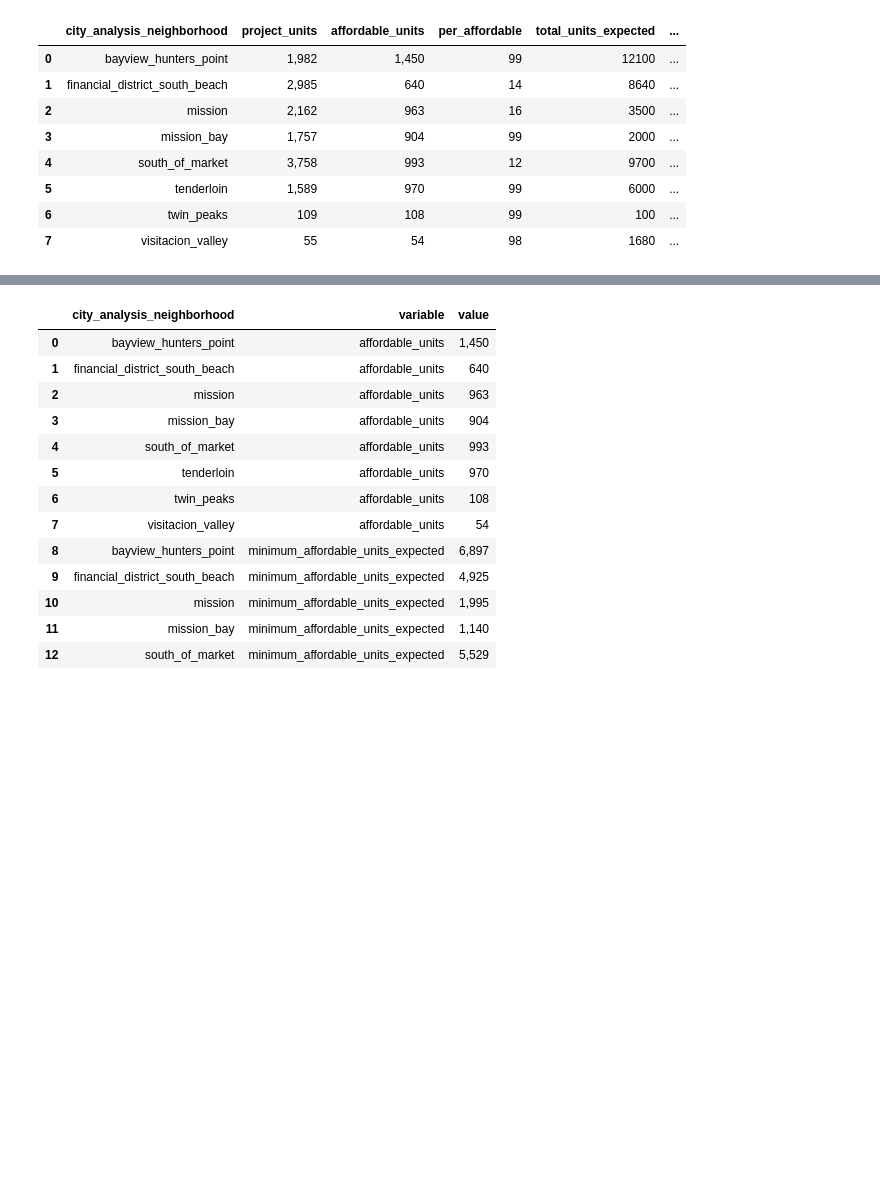
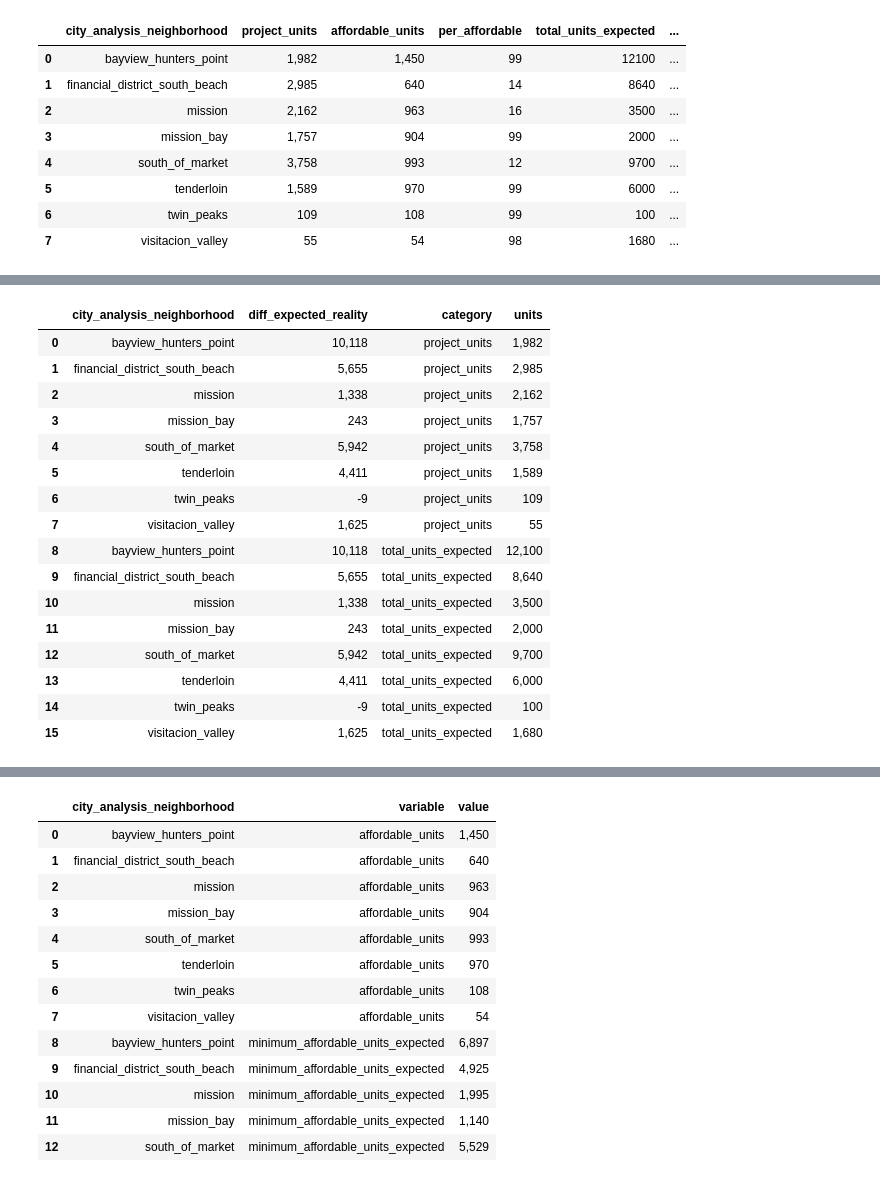
Before and after one commit to irenecasado/SF-affordable-housing, a Jupyter notebook: notebooks/affordable_analysis.ipynb, the cells around one changed output, grey strips where cells are left out. Drawn from its saved outputs; the diff is of its cells as text; code cells hidden in the pictures; blank space fills up the shorter version.

```diff
--- a/notebooks/affordable_analysis.ipynb
+++ b/notebooks/affordable_analysis.ipynb
@@ -894,3 +884,11 @@ merged
 | 5 | tenderloin | 1,589 | 970 | 99 | 6000 | ... |
 | 6 | twin_peaks | 109 | 108 | 99 | 100 | ... |
 | 7 | visitacion_valley | 55 | 54 | 98 | 1680 | ... |
+# %%
+# Here we are going to make some calculations to check the differences between the SF 2014 Housing Element and the current affordable units
+
+merged['diff_expected_reality'] = merged['total_units_expected'] - merged['project_units']
+merged['pct_diff_total_exp_reality'] = ((merged['project_units'] * 100 / merged['total_units_expected'])).round(2).apply(lambda x: str(round(x)) + '%')
+merged['affordable_expected_reality'] = merged['minimum_affordable_units_expected'] - merged['affordable_units']
+merged['pct_affordable_exp_reality'] = ((merged['affordable_expected_reality']/merged['diff_expected_reality'])*100).round(2).apply(lambda x: str(round(x)) + '%')
+merged
@@ -896,0 +933,5 @@ merged
+# %%
+# Set the table for the next chart
+
+table_exp_vs_reality = merged[['city_analysis_neighborhood', 'project_units', 'total_units_expected', 'diff_expected_reality']]
+table_exp_vs_reality
@@ -896,0 +948,23 @@ merged
+# %%
+# Melting comparison table between total completed units and expected units
+
+melted_comparison = table_exp_vs_reality.melt(id_vars=['city_analysis_neighborhood', 'diff_expected_reality'], var_name='category', value_name='units')
+melted_comparison.copy()
+# %% [output]
+|  | city_analysis_neighborhood | diff_expected_reality | category | units |
+| 0 | bayview_hunters_point | 10,118 | project_units | 1,982 |
+| 1 | financial_district_south_beach | 5,655 | project_units | 2,985 |
+| 2 | mission | 1,338 | project_units | 2,162 |
+| 3 | mission_bay | 243 | project_units | 1,757 |
+| 4 | south_of_market | 5,942 | project_units | 3,758 |
+| 5 | tenderloin | 4,411 | project_units | 1,589 |
+| 6 | twin_peaks | -9 | project_units | 109 |
+| 7 | visitacion_valley | 1,625 | project_units | 55 |
+| 8 | bayview_hunters_point | 10,118 | total_units_expected | 12,100 |
+| 9 | financial_district_south_beach | 5,655 | total_units_expected | 8,640 |
+| 10 | mission | 1,338 | total_units_expected | 3,500 |
+| 11 | mission_bay | 243 | total_units_expected | 2,000 |
+| 12 | south_of_market | 5,942 | total_units_expected | 9,700 |
+| 13 | tenderloin | 4,411 | total_units_expected | 6,000 |
+| 14 | twin_peaks | -9 | total_units_expected | 100 |
+| 15 | visitacion_valley | 1,625 | total_units_expected | 1,680 |
```
Also changed, not shown: parts of 11 cells of this notebook.
